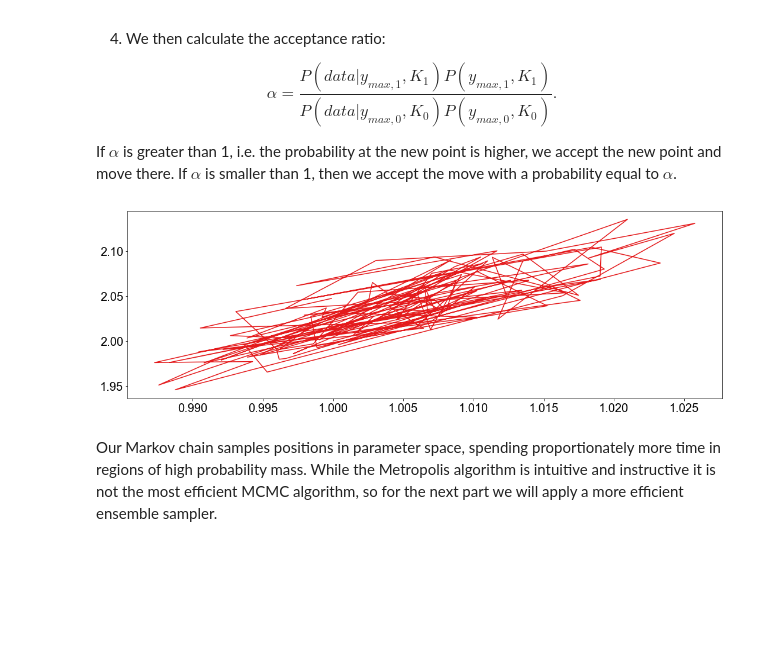
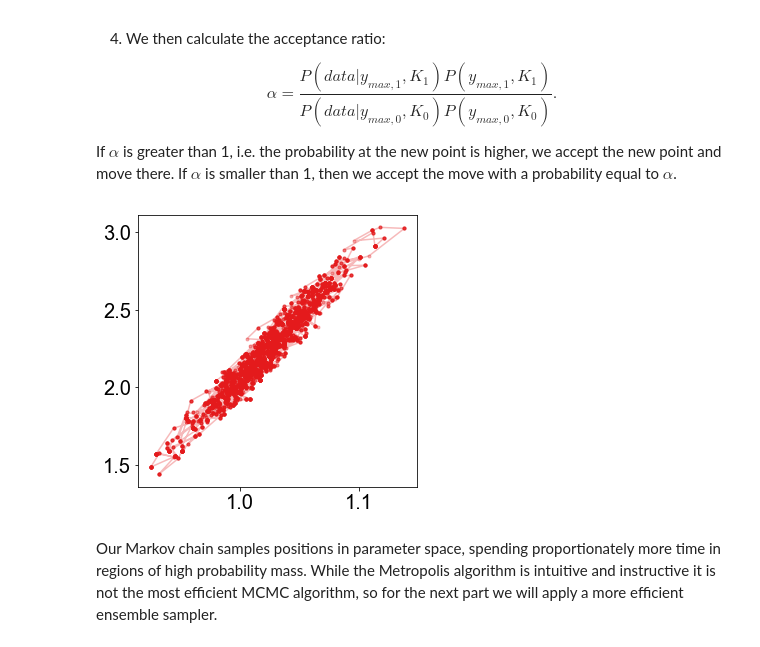
Before and after one commit to nadanai263/MCMC_emcee_intro, a Jupyter notebook: Fitting a model to data with MCMC.ipynb, the cells around one changed output. Drawn from its saved outputs; the diff is of its cells as text; code cells hidden in the pictures; blank space fills up the shorter version.

```diff
--- a/Fitting a model to data with MCMC.ipynb
+++ b/Fitting a model to data with MCMC.ipynb
@@ -133,6 +142,9 @@ P(data|y_{max,1},K_1)P(y_{max,1},K_1).
 
 If $\alpha$ is greater than 1, i.e. the probability at the new point is higher, we accept the new point and move there. If $\alpha$ is smaller than 1, then we accept the move with a probability equal to $\alpha$.
 # %%
+def normalprior(param,mu,sigma):
+    return np.log( 1.0 / (np.sqrt(2*np.pi)*sigma) ) - 0.5*(param - mu)**2/sigma**2
+
 def like(pos,x,y,yerr):
     ymax=pos[0]
     K=pos[1]
@@ -144,47 +156,45 @@ def prior(pos):
     ymax=pos[0]
     K=pos[1]
 
-    mu1=1
-    sigma1=0.5
-    log_Prymax=np.log( 1.0 / (np.sqrt(2*np.pi)*sigma1) ) - 0.5*(ymax - mu1)**2/sigma1**2
+    log_PRs=[normalprior(ymax,1,0.5), # Normal priors
+            normalprior(K,2,0.5)]
 
-    mu2=2
-    sigma2=0.5
-    log_PrK=np.log( 1.0 / (np.sqrt(2*np.pi)*sigma2) ) - 0.5*(K - mu2)**2/sigma2**2
-
-    return log_Prymax+log_PrK
+    return np.sum(log_PRs)
 
 def norm(pos,width):
     return pos+width*np.random.randn(2)
 
 
 def metropolis(pos,MC,steps,width):
     for i in range(steps):
         proposal=norm(pos,width)
         newloglike=like(proposal,xobs,yobs,yerr)+prior(proposal)
         oldloglike=like(pos,xobs,yobs,yerr)+prior(pos)
         if newloglike>=oldloglike: # If new probability is higher then accept
             pos=proposal
         else:
             a=np.exp(newloglike-oldloglike)
             if np.random.rand()<a: # If old probability is higher than only accept with probability a.
                 pos=proposal
             else:
                 pos=pos
 
         MC[i]=pos
     return MC
 
-steps=5000
-width=0.1
+# Run MCMC here:
+
+steps=10000 # Set number of steps
+width=0.1 # Set proposal width
 MC=np.zeros(steps*2).reshape(steps,2)
 pos=np.array([1,2])
 MC=metropolis(pos,MC,steps,width)
 
-plt.plot(MC[:,0],MC[:,1],'-')
+plt.figure(figsize=(5,5))
+plt.plot(MC[:,0],MC[:,1],'.-',alpha=0.3);
 plt.show()
 # %% [output]
-[figure, old version]
+[figure, new version]
 # %% [markdown]
 Our Markov chain samples positions in parameter space, spending proportionately more time in regions of high probability mass. While the Metropolis algorithm is intuitive and instructive it is not the most efficient MCMC algorithm, so for the next part we will apply a more efficient ensemble sampler.
 # %% [markdown]
```
Also changed, not shown: parts of 24 cells of this notebook, 11 other files.
